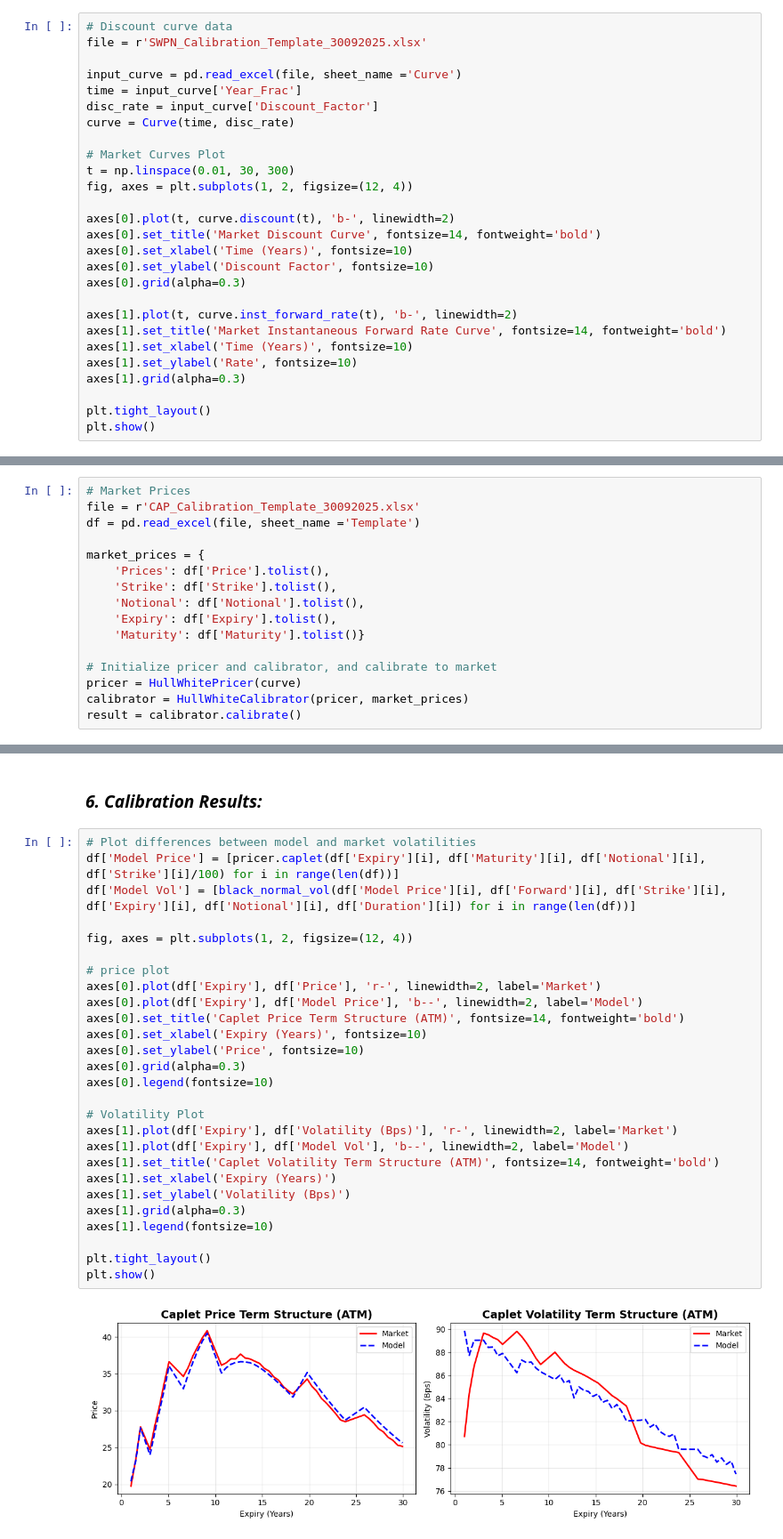
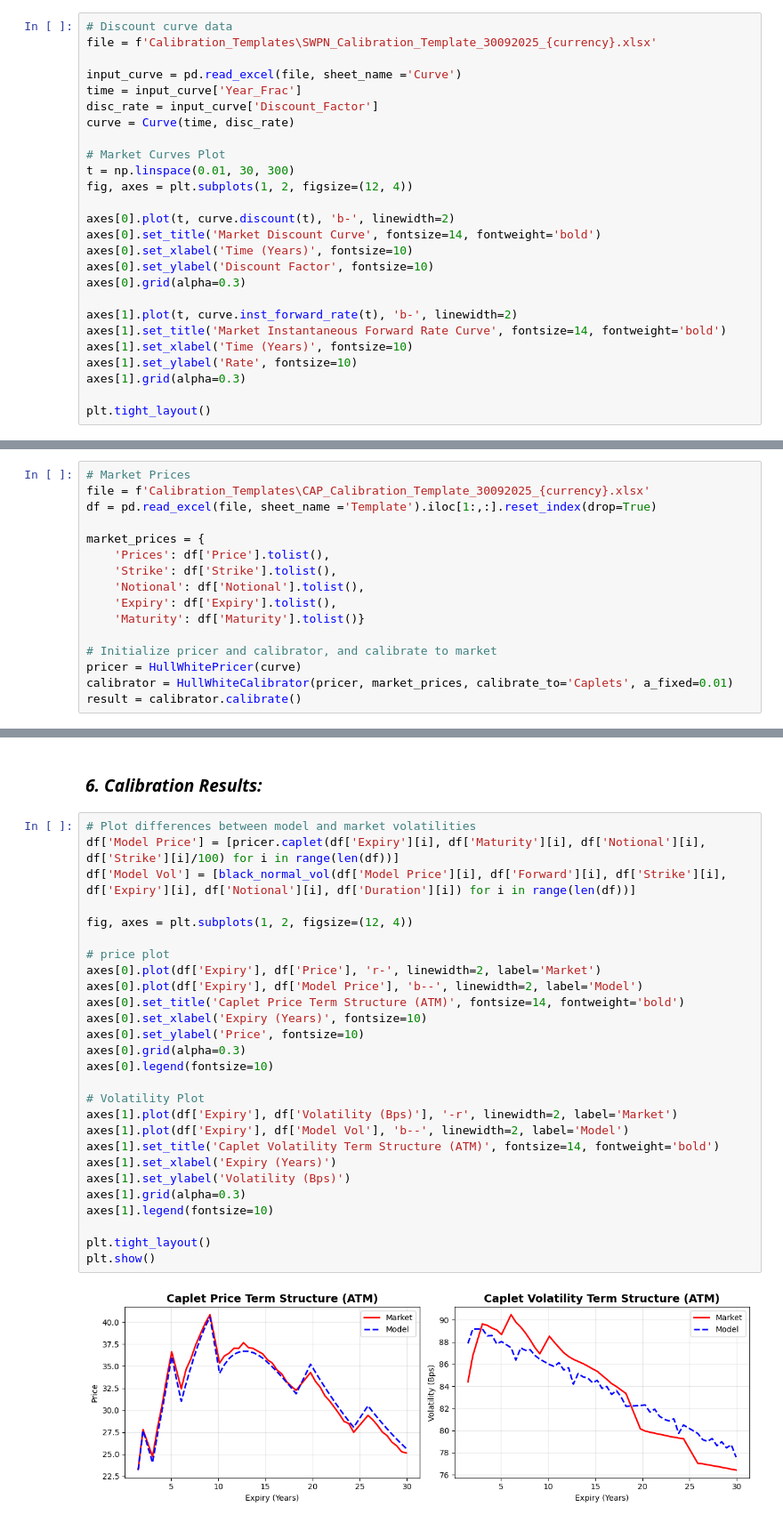
Before and after one commit to MarchesiQuant/Hull-White-Pricer, a Jupyter notebook: example.ipynb, the cells around one changed output, grey strips where cells are left out. Shown at 89% size. Saved outputs shown, nothing was run; the diff lists cells and outputs as text.

Commit message:
Enabled EURO calibration and pricing

```diff
--- a/example.ipynb
+++ b/example.ipynb
@@ -62,6 +16,6 @@ def black_normal_vol(price, forward, strike, expiry, notional, annuity):
 # %%
 # Discount curve data
-file = r'SWPN_Calibration_Template_30092025.xlsx'
+file = f'Calibration_Templates\SWPN_Calibration_Template_30092025_{currency}.xlsx'
 
 input_curve = pd.read_excel(file, sheet_name ='Curve')
 time = input_curve['Year_Frac']
@@ -85,7 +39,6 @@ axes[1].set_ylabel('Rate', fontsize=10)
 axes[1].grid(alpha=0.3)
 
 plt.tight_layout()
-plt.show()
 # %% [output]
 [figure]
 # %% [markdown]
@@ -200,7 +150,7 @@ plt.show()
 # %%
 # Market Prices
-file = r'CAP_Calibration_Template_30092025.xlsx'
-df = pd.read_excel(file, sheet_name ='Template')
+file = f'Calibration_Templates\CAP_Calibration_Template_30092025_{currency}.xlsx'
+df = pd.read_excel(file, sheet_name ='Template').iloc[1:,:].reset_index(drop=True)
 
 market_prices = {
     'Prices': df['Price'].tolist(),
@@ -211,6 +161,6 @@ market_prices = {
 
 # Initialize pricer and calibrator, and calibrate to market
 pricer = HullWhitePricer(curve)
-calibrator = HullWhiteCalibrator(pricer, market_prices)
+calibrator = HullWhiteCalibrator(pricer, market_prices, calibrate_to='Caplets', a_fixed=0.01)
 result = calibrator.calibrate()
 # %% [output]
@@ -236,31 +186,31 @@ Caplet 47: 29.93Y to 30.43Y | Model:    25.61 | Market:    25.14 | Diff:  +1.878
 # %%
 # Plot differences between model and market volatilities
 df['Model Price'] = [pricer.caplet(df['Expiry'][i], df['Maturity'][i], df['Notional'][i], df['Strike'][i]/100) for i in range(len(df))]
 df['Model Vol'] = [black_normal_vol(df['Model Price'][i], df['Forward'][i], df['Strike'][i], df['Expiry'][i], df['Notional'][i], df['Duration'][i]) for i in range(len(df))]
 
 fig, axes = plt.subplots(1, 2, figsize=(12, 4))
 
 # price plot
 axes[0].plot(df['Expiry'], df['Price'], 'r-', linewidth=2, label='Market')
 axes[0].plot(df['Expiry'], df['Model Price'], 'b--', linewidth=2, label='Model')
 axes[0].set_title('Caplet Price Term Structure (ATM)', fontsize=14, fontweight='bold')
 axes[0].set_xlabel('Expiry (Years)', fontsize=10)
 axes[0].set_ylabel('Price', fontsize=10)
 axes[0].grid(alpha=0.3)
 axes[0].legend(fontsize=10)
 
 # Volatility Plot
-axes[1].plot(df['Expiry'], df['Volatility (Bps)'], 'r-', linewidth=2, label='Market')
+axes[1].plot(df['Expiry'], df['Volatility (Bps)'], '-r', linewidth=2, label='Market')
 axes[1].plot(df['Expiry'], df['Model Vol'], 'b--', linewidth=2, label='Model')
 axes[1].set_title('Caplet Volatility Term Structure (ATM)', fontsize=14, fontweight='bold')
 axes[1].set_xlabel('Expiry (Years)')
 axes[1].set_ylabel('Volatility (Bps)')
 axes[1].grid(alpha=0.3)
 axes[1].legend(fontsize=10)
 
 plt.tight_layout()
 plt.show()
 # %% [output]
-[figure, old version]
+[figure, new version]
 # %%
 # OTM caplets data
```
Also changed, not shown: parts of 12 cells of this notebook, 13 other files.
